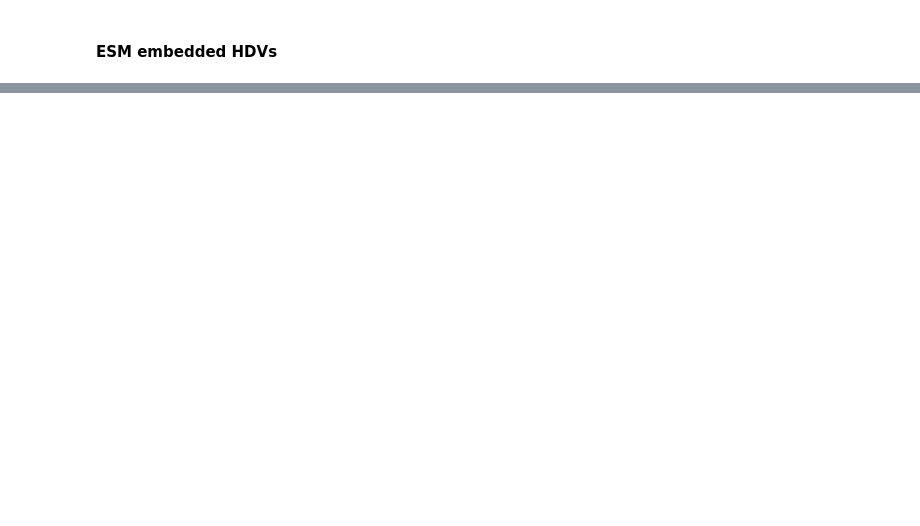
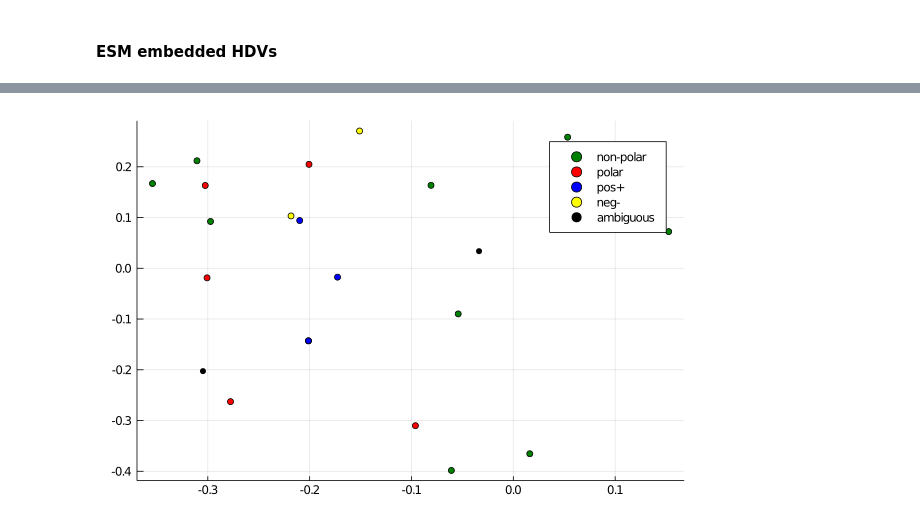
Before and after one commit to Micjanov/Master-Thesis, a Jupyter notebook: notebooks/AA_embeddings.ipynb, the cells around one changed output, grey strips where cells are left out. Cells and saved outputs as stored; diff of their text form; code cells hidden in the pictures; blank space fills up the shorter version.

```diff
--- a/notebooks/AA_embeddings.ipynb
+++ b/notebooks/AA_embeddings.ipynb
@@ -139,0 +160,12 @@ fig
+# %%
+mat4 = collect(values(dict4))
+mat4 = nested_arrays2mat(mat4, true)
+
+mat50 = collect(values(dictk))
+mat50 = nested_arrays2mat(mat50, true)
+
+
+AA_list4 = collect(keys(dict4))
+AA_list50 = collect(keys(dictk))
+groups = Dict("polar" => ['S', 'T', 'Y', 'N', 'Q'], "non-polar" => ['G', 'A', 'V', 'C', 'P', 'L', 'I', 'M', 'W', 'F'],
+         "pos+" => ['L', 'R', 'H'], "neg-" => ['D', 'E'], "ambiguous" => ['U', 'X'])
@@ -139,0 +179,5 @@ fig
+# %%
+using MultivariateStats
+
+PCA_tr4 = fit(PCA, mat4; maxoutdim=2)
+PCA_tr50 = fit(PCA, mat50; maxoutdim=2)
@@ -139,0 +202,3 @@ fig
+# %%
+proj_tr4 = projection(PCA_tr4)
+proj_tr50 = projection(PCA_tr50)
@@ -140 +223,18 @@ fig
+# %%
+using Plots
+groups = Dict("polar" => ['S', 'T', 'Y', 'N', 'Q'], "non-polar" => ['G', 'A', 'V', 'C', 'P', 'L', 'I', 'M', 'W', 'F'],
+         "pos+" => ['L', 'R', 'H'], "neg-" => ['D', 'E'], "ambiguous" => ['U', 'X'])
+key = collect(keys(groups))
+indices = [[i for i in 1:length(AA_list4) if AA_list4[i] in groups[j]] for j in key]
+
+colors = [:green, :red, :blue, :yellow, :black]
+fig = Plots.plot()
+
+for i in 1:5
+    scatter!(fig, (proj_tr4[indices[i], 1], proj_tr4[indices[i], 2]), label=key[i], mc = colors[i])
+end
+savefig("../thesis/Fig/4tr_emb.png")
+fig
+# %% [output]
+[figure, added]
 # %%
```
Also changed, not shown: parts of 21 cells of this notebook, 10 other files.
